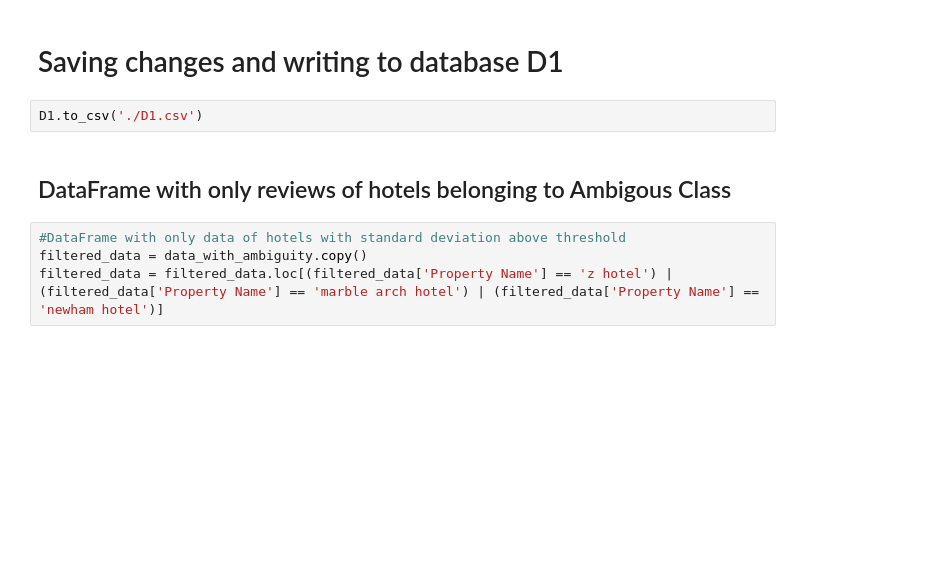
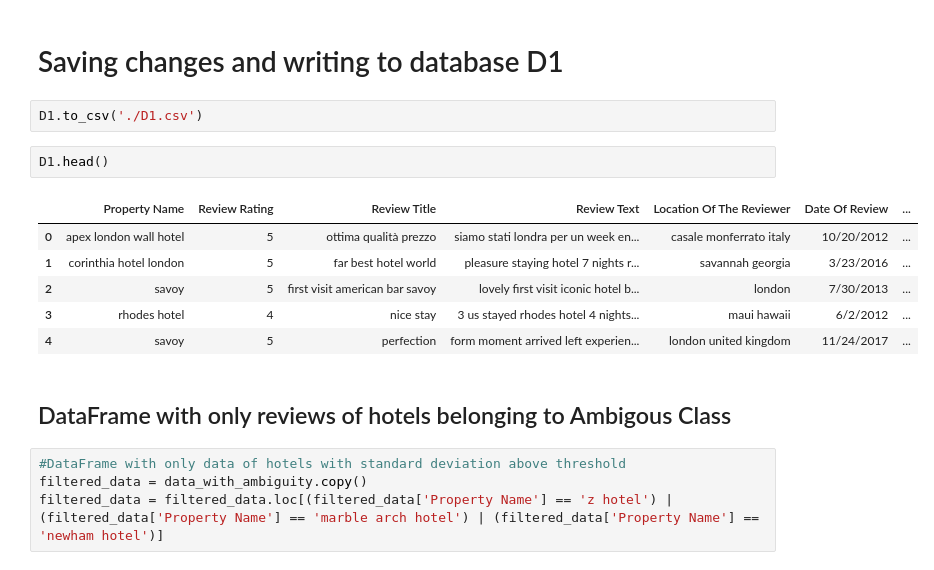
Before and after one commit to syedmuhammadshahrukh/nlp-sentiment-analysis, a Jupyter notebook: main.ipynb, the cells around one changed output. Saved outputs shown, nothing was run; the diff lists cells and outputs as text; blank space fills up the shorter version.

```diff
--- a/main.ipynb
+++ b/main.ipynb
@@ -221,6 +221,15 @@ D1["Ambigous"] = data_with_ambiguity["Ambigous"]
 # Saving changes and writing to database D1
 # %%
 D1.to_csv('./D1.csv')
+# %%
+D1.head()
+# %% [output]
+|  | Property Name | Review Rating | Review Title | Review Text | Location Of The Reviewer | Date Of Review | ... |
+| 0 | apex london wall hotel | 5 | ottima qualità prezzo | siamo stati londra per un week en... | casale monferrato italy | 10/20/2012 | ... |
+| 1 | corinthia hotel london | 5 | far best hotel world | pleasure staying hotel 7 nights r... | savannah georgia | 3/23/2016 | ... |
+| 2 | savoy | 5 | first visit american bar savoy | lovely first visit iconic hotel b... | london | 7/30/2013 | ... |
+| 3 | rhodes hotel | 4 | nice stay | 3 us stayed rhodes hotel 4 nights... | maui hawaii | 6/2/2012 | ... |
+| 4 | savoy | 5 | perfection | form moment arrived left experien... | london united kingdom | 11/24/2017 | ... |
 # %% [markdown]
 ## DataFrame with only reviews of hotels belonging to Ambigous Class
 # %%
```
Also changed, not shown: parts of 1 cell of this notebook.
